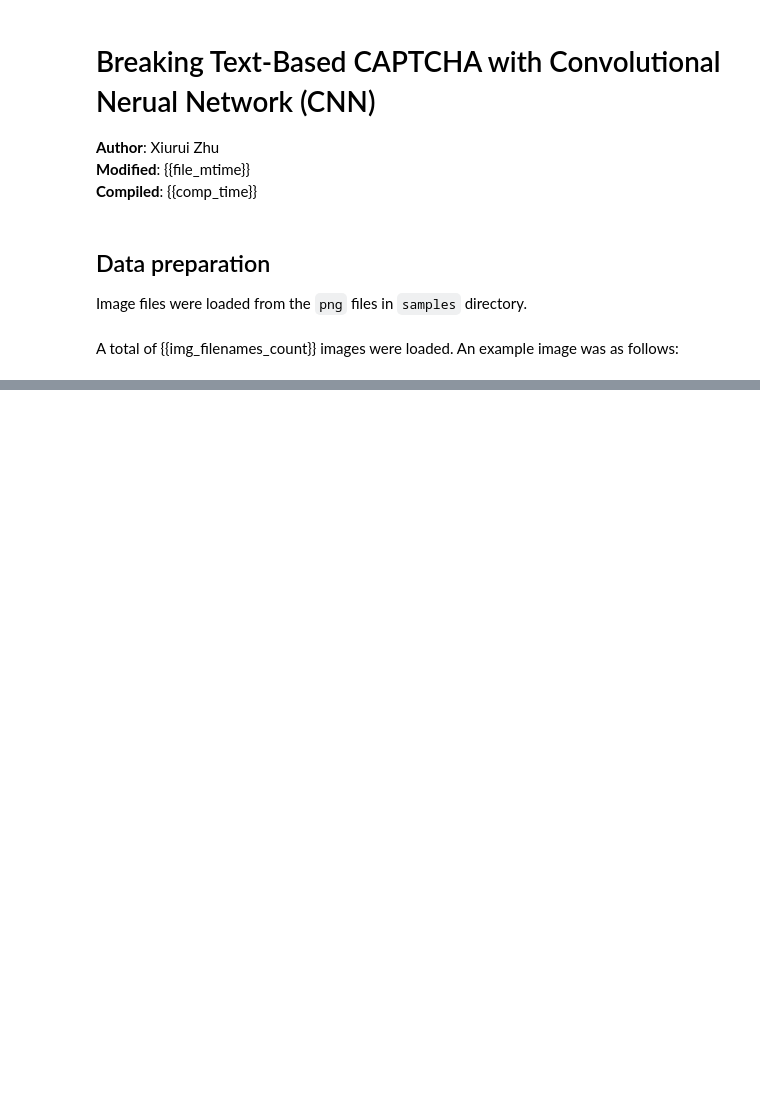
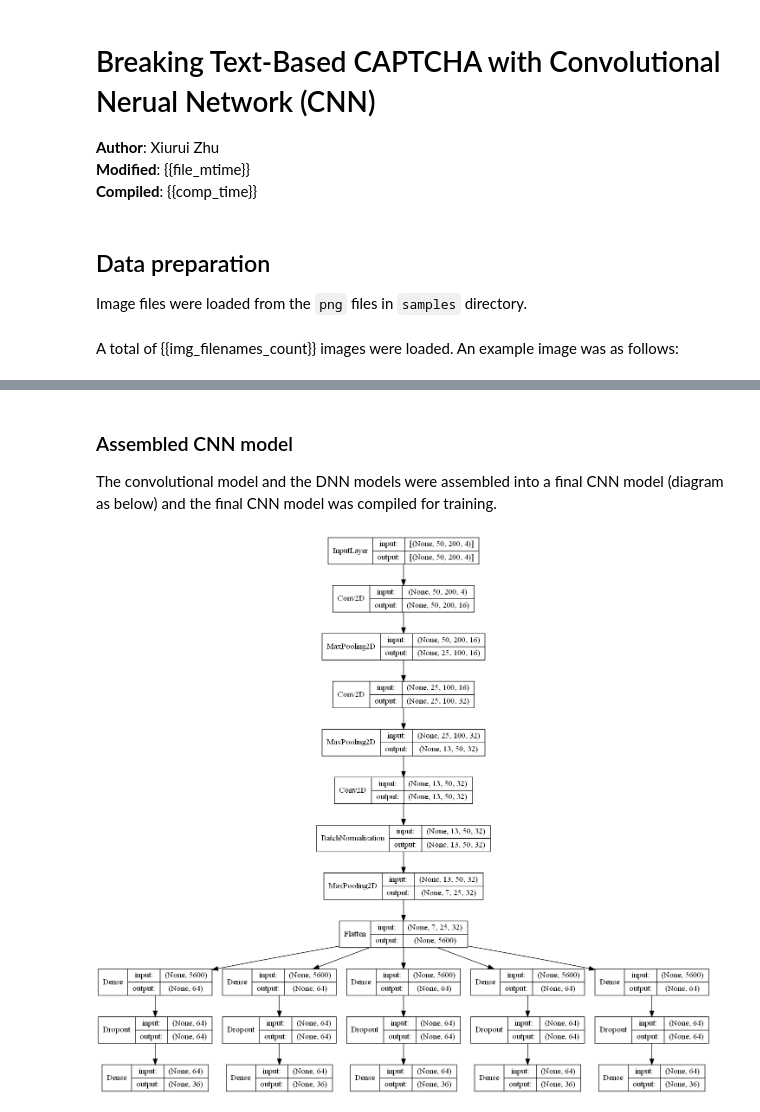
Before and after one commit to zhuxr11/CAPTCHA-recognition-keras-python-5-digits, a Jupyter notebook: README.ipynb, the cells around one changed output, grey strips where cells are left out. Drawn from its saved outputs; the diff is of its cells as text; code cells hidden in the pictures; blank space fills up the shorter version.

```diff
--- a/README.ipynb
+++ b/README.ipynb
@@ -27,0 +105,13 @@ pyplot.imshow(img_data[1]);
+# %% [markdown]
+### Assembled CNN model
+
+The convolutional model and the DNN models were assembled into a final CNN model (diagram as below) and the final CNN model was compiled for training.
+# %%
+model = keras.Model(
+    inputs = input_layer,
+    outputs = deep_layers
+)
+
+keras.utils.plot_model(model, to_file = "final_model.png", show_shapes = True, show_layer_names = False)
+# %% [output]
+[figure, added]
```
Also changed, not shown: parts of 17 cells of this notebook, 14 other files.
